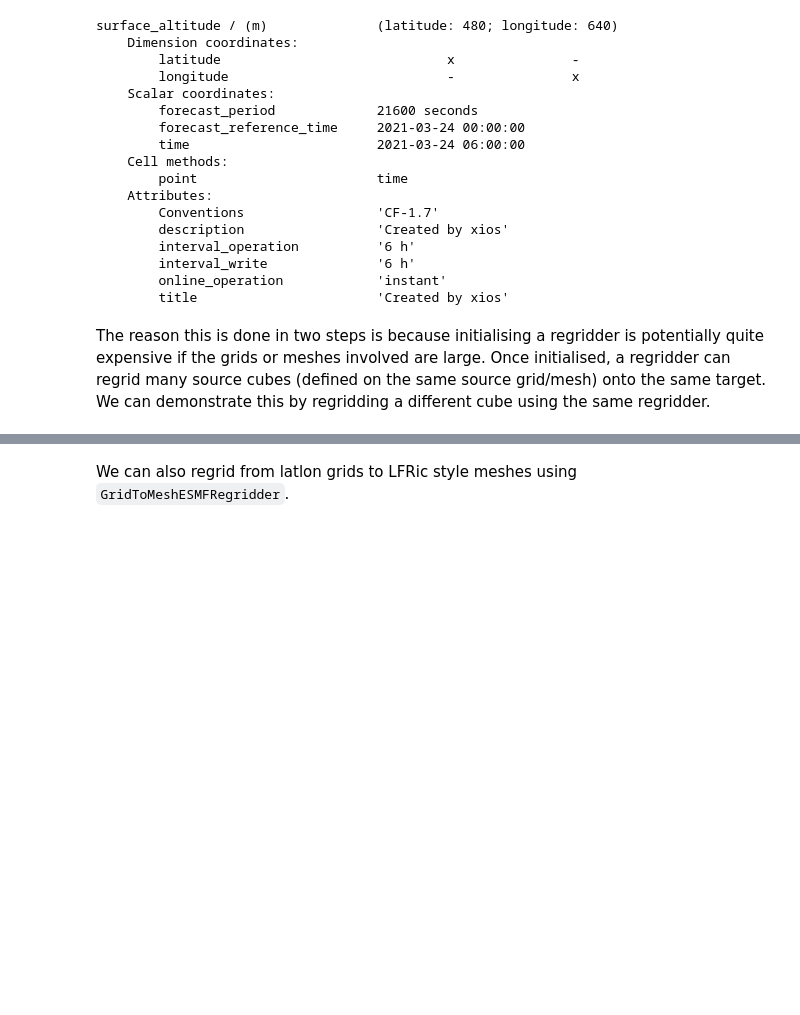
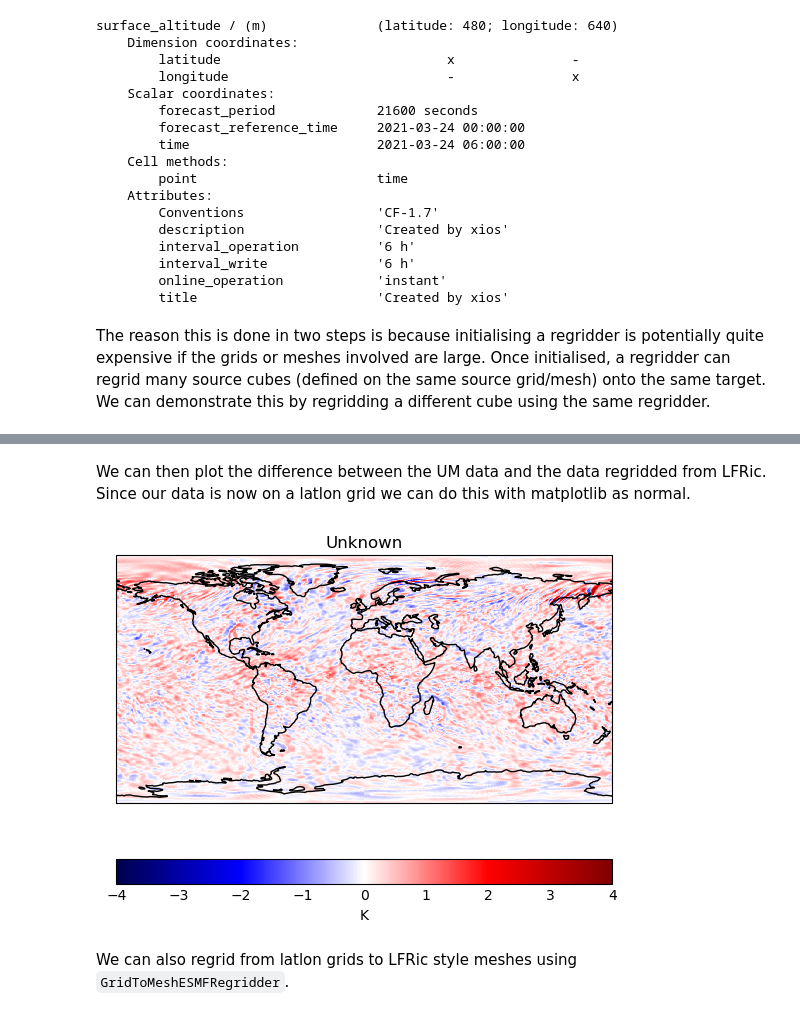
Before and after one commit to scitools-classroom/iris-mesh-tutorial, a Jupyter notebook: notebooks/Sec_05_Regridding.ipynb, the cells around one changed output, grey strips where cells are left out. Drawn from its saved outputs; the diff is of its cells as text; code cells hidden in the pictures; blank space fills up the shorter version.

```diff
--- a/notebooks/Sec_05_Regridding.ipynb
+++ b/notebooks/Sec_05_Regridding.ipynb
@@ -151,3 +173,13 @@ air_temperature / (K)               (time: 24; pressure: 17; latitude: 480; long
+# %% [markdown]
+We can then plot the difference between the UM data and the data regridded from LFRic. Since our data is now on a latlon grid we can do this with matplotlib as normal.
+# %%
+temp_diff = result_2 - grid_temp
+
+iqplt.pcolormesh(temp_diff[0, 0], vmin=-4,vmax=4, cmap="seismic")
+plt.gca().coastlines()
+plt.show()
+# %% [output]
+[figure, added]
 # %%
 # Consider a bonus task to measure the relative time taken.
 # import time... etc
```
Also changed, not shown: parts of 15 cells of this notebook, 2 other files.
